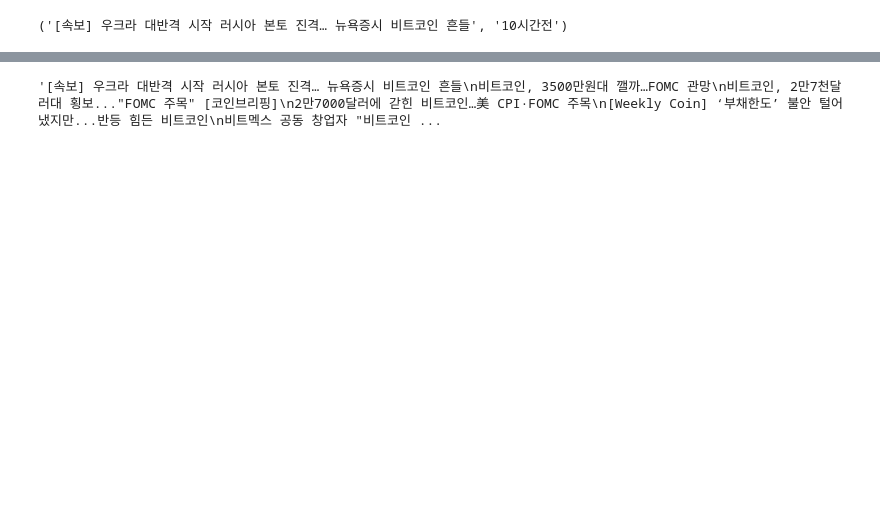
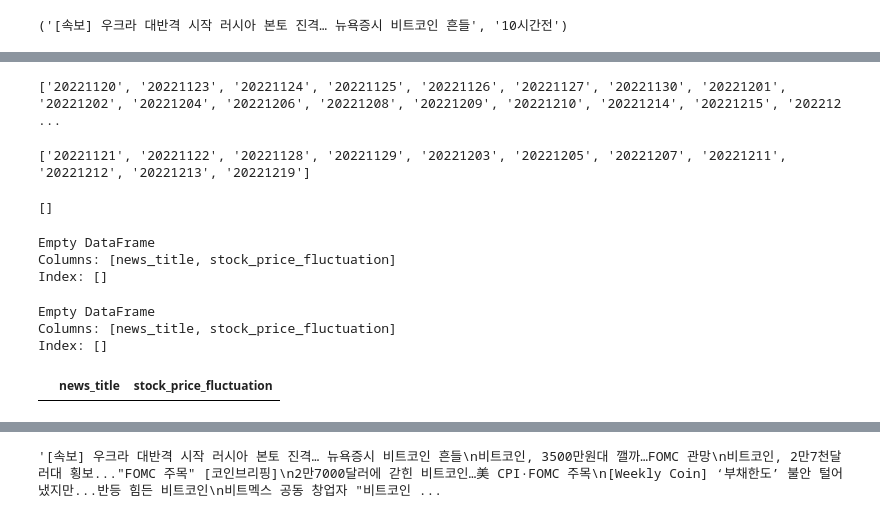
Before and after one commit to oshosh9595/ProjectBitCoin, a Jupyter notebook: notebook/ BitcoinSentiment Analysis.ipynb, the cells around one changed output, grey strips where cells are left out. Saved outputs shown, nothing was run; the diff lists cells and outputs as text; code cells hidden in the pictures; blank space fills up the shorter version.

```diff
--- a/notebook/ BitcoinSentiment Analysis.ipynb
+++ b/notebook/ BitcoinSentiment Analysis.ipynb
@@ -748,0 +832,76 @@ print(item)
+# %%
+price_data = pd.read_csv('upbit_data.csv')
+df_0 = price_data[price_data['Price']==0]['Date']
+date_0 = []
+for i in range(0, len(df_0)):
+    date_0.append(str(df_0.tolist()[i])[:10].replace('-',''))
+
+print(date_0)
+# %% [output]
+['20221120', '20221123', '20221124', '20221125', '20221126', '20221127', '20221130', '20221201', '20221202', '20221204', '20221206', '20221208', '20221209', '20221210', '20221214', '20221215', '202212 ...
+# %%
+df_1 = price_data[price_data['Price']==1]['Date']
+date_1 = []
+for i in range(0,len(df_1)):
+    date_1.append(str(df_1.tolist()[i])[:10].replace('-',''))
+print(date_1)
+# %% [output]
+['20221121', '20221122', '20221128', '20221129', '20221203', '20221205', '20221207', '20221211', '20221212', '20221213', '20221219']
+# %%
+import requests
+from bs4 import BeautifulSoup
+import pandas as pd
+
+result_list = []
+error_cnt = 0
+
+def daum_bitcoin_news_title(dates):
+    base_url = 'https://search.daum.net/search?w=news&q=%EB%B9%84%ED%8A%B8%EC%BD%94%EC%9D%B8&sort=recency&cluster=n&DA=STC&dc=STC&pg=1&r=1&p=1&rc=1&at=more&sd={}&ed={}'
+    headers = {
+        'User-Agent': 'Mozilla/5.0 (Windows NT 10.0; Win64; x64) AppleWebKit/537.36 (KHTML, like Gecko) Chrome/84.0.4147.89 Safari/537.36'
+    }
+
+    for date in dates:
+        for page in range(1, 3):
+            url = base_url.format(page, date)
+            res = requests.get(url, headers=headers)
+            if res.status_code == 200:
+                soup = BeautifulSoup(res.text, 'html.parser')
+                title_list = soup.select('ul.list_news2 li')
+                for title in title_list:
+                    try:
+                        news_title = title.select_one('div.wrap_cont a').text.strip()
+                        result_list.append([news_title])
+                    except:
+                        error_cnt += 1
+
+print(result_list)
+# %% [output]
+[]
+# %%
+daum_bitcoin_news_title(date_0)
+title_df_0 = pd.DataFrame(result_list, columns=['news_title'])
+title_df_0['stock_price_fluctuation'] = 0
+
+print(title_df_0)
+# %% [output]
+Empty DataFrame
+Columns: [news_title, stock_price_fluctuation]
+Index: []
+# %%
+result_list = []
+error_cnt = 0
+daum_bitcoin_news_title(date_1)
+title_df_1 = pd.DataFrame(result_list, columns=['news_title'])
+title_df_1['stock_price_fluctuation'] = 1
+print(title_df_1)
+# %% [output]
+Empty DataFrame
+Columns: [news_title, stock_price_fluctuation]
+Index: []
+# %%
+title_df = pd.concat([title_df_0, title_df_1])
+title_df.to_csv('daum_bit_data.csv', index=False, encoding='utf-8')
+title_df
+# %% [output]
+|  | news_title | stock_price_fluctuation |
```
Also changed, not shown: parts of 17 cells of this notebook, 8 other files.
